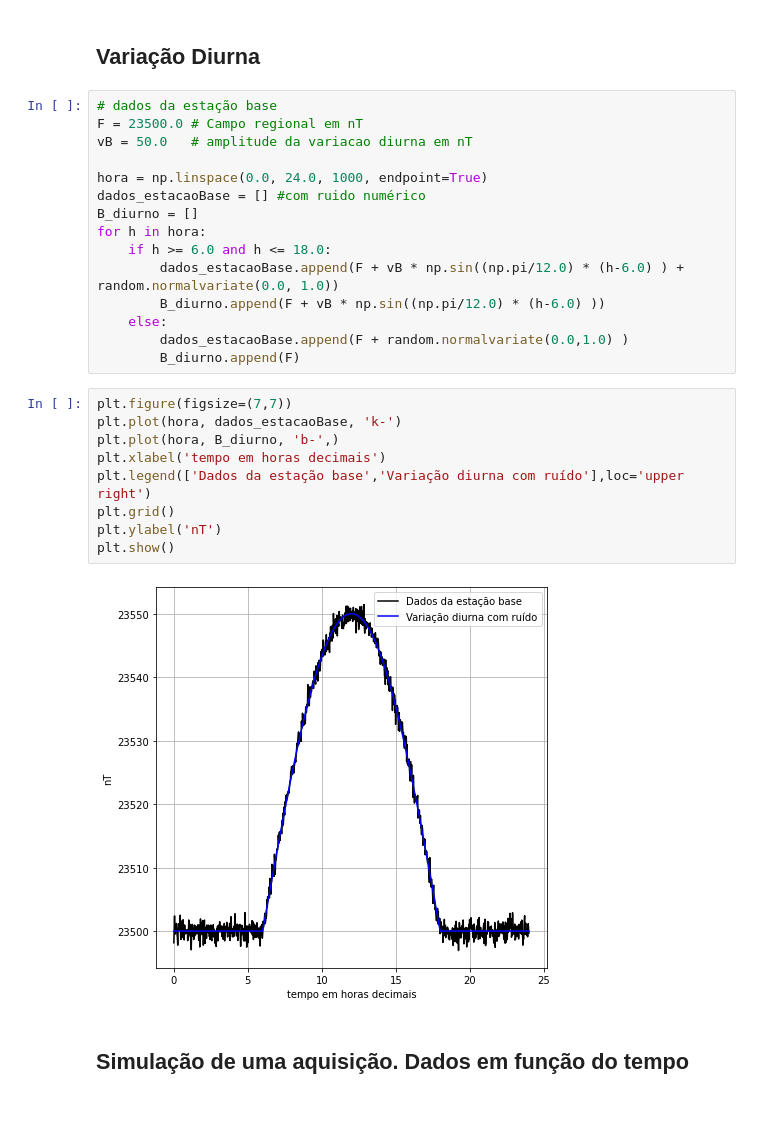
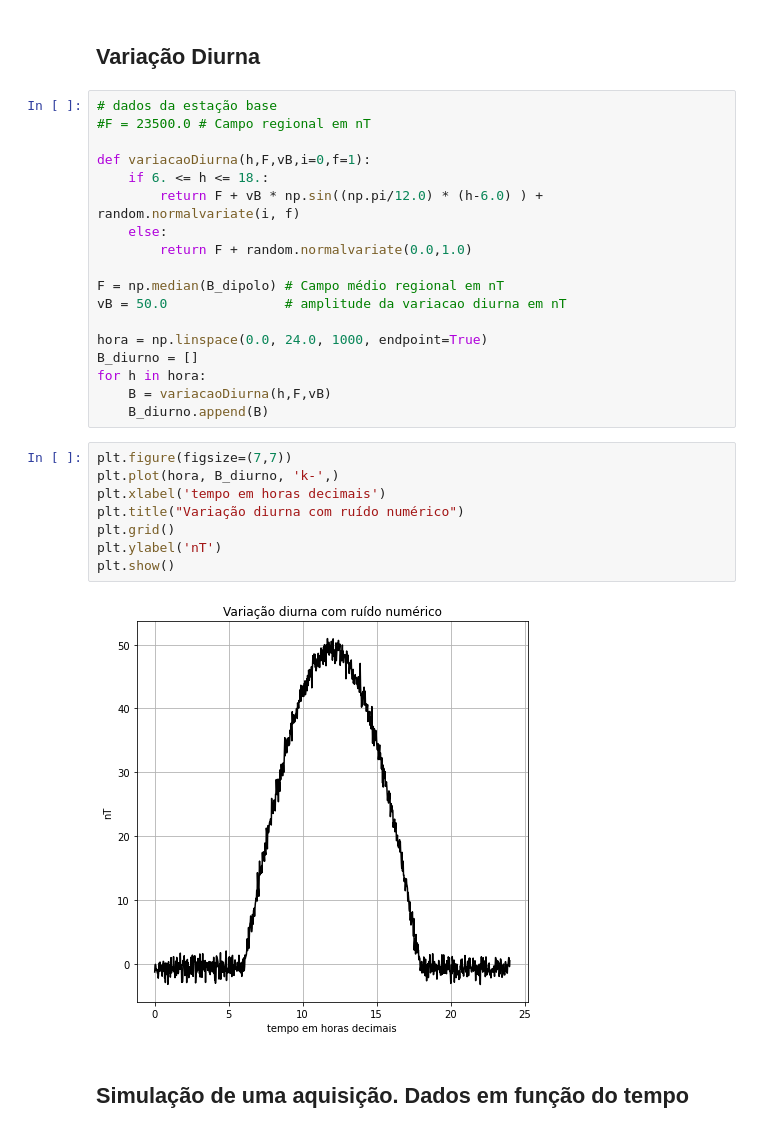
Before and after one commit to gdssouza/IGRF_n_diurnalVariation, a Jupyter notebook: variacao_diurna_sintetica.ipynb, the cells around one changed output. Saved outputs shown, nothing was run; the diff lists cells and outputs as text.

Commit message:
Adicionando magnetometro base e móvel
Além disso, criando função que retorna a variação diurna de acordo com o horário

```diff
--- a/variacao_diurna_sintetica.ipynb
+++ b/variacao_diurna_sintetica.ipynb
@@ -51,31 +50,33 @@ plt.show()
 # %% [markdown]
 ## Variação Diurna
-# %%
-# dados da estação base
-F = 23500.0 # Campo regional em nT
-vB = 50.0   # amplitude da variacao diurna em nT
-
-hora = np.linspace(0.0, 24.0, 1000, endpoint=True)
-dados_estacaoBase = [] #com ruido numérico
-B_diurno = []
-for h in hora:
-    if h >= 6.0 and h <= 18.0:
-        dados_estacaoBase.append(F + vB * np.sin((np.pi/12.0) * (h-6.0) ) + random.normalvariate(0.0, 1.0))
-        B_diurno.append(F + vB * np.sin((np.pi/12.0) * (h-6.0) ))
-    else:
-        dados_estacaoBase.append(F + random.normalvariate(0.0,1.0) )
-        B_diurno.append(F)
+# %%
+# dados da estação base
+#F = 23500.0 # Campo regional em nT
+
+def variacaoDiurna(h,F,vB,i=0,f=1):
+    if 6. <= h <= 18.:
+        return F + vB * np.sin((np.pi/12.0) * (h-6.0) ) + random.normalvariate(i, f)
+    else:
+        return F + random.normalvariate(0.0,1.0)
+
+F = np.median(B_dipolo) # Campo médio regional em nT
+vB = 50.0               # amplitude da variacao diurna em nT
+
+hora = np.linspace(0.0, 24.0, 1000, endpoint=True)
+B_diurno = []
+for h in hora:
+    B = variacaoDiurna(h,F,vB)
+    B_diurno.append(B)
 # %%
 plt.figure(figsize=(7,7))
-plt.plot(hora, dados_estacaoBase, 'k-')
-plt.plot(hora, B_diurno, 'b-',)
+plt.plot(hora, B_diurno, 'k-',)
 plt.xlabel('tempo em horas decimais')
-plt.legend(['Dados da estação base','Variação diurna com ruído'],loc='upper right')
+plt.title("Variação diurna com ruído numérico")
 plt.grid()
 plt.ylabel('nT')
 plt.show()
 # %% [output]
-[figure, old version]
+[figure, new version]
 # %% [markdown]
 ## Simulação de uma aquisição. Dados em função do tempo
 # %%
```
Also changed, not shown: parts of 5 cells of this notebook.
